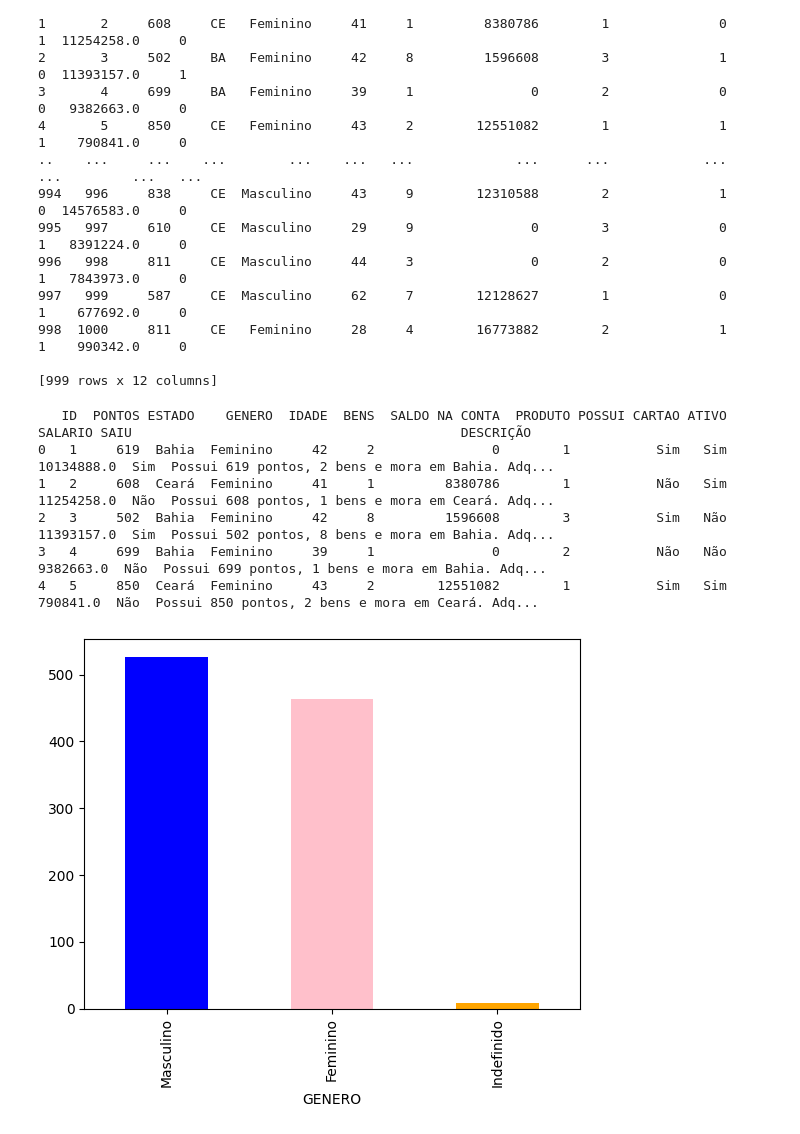
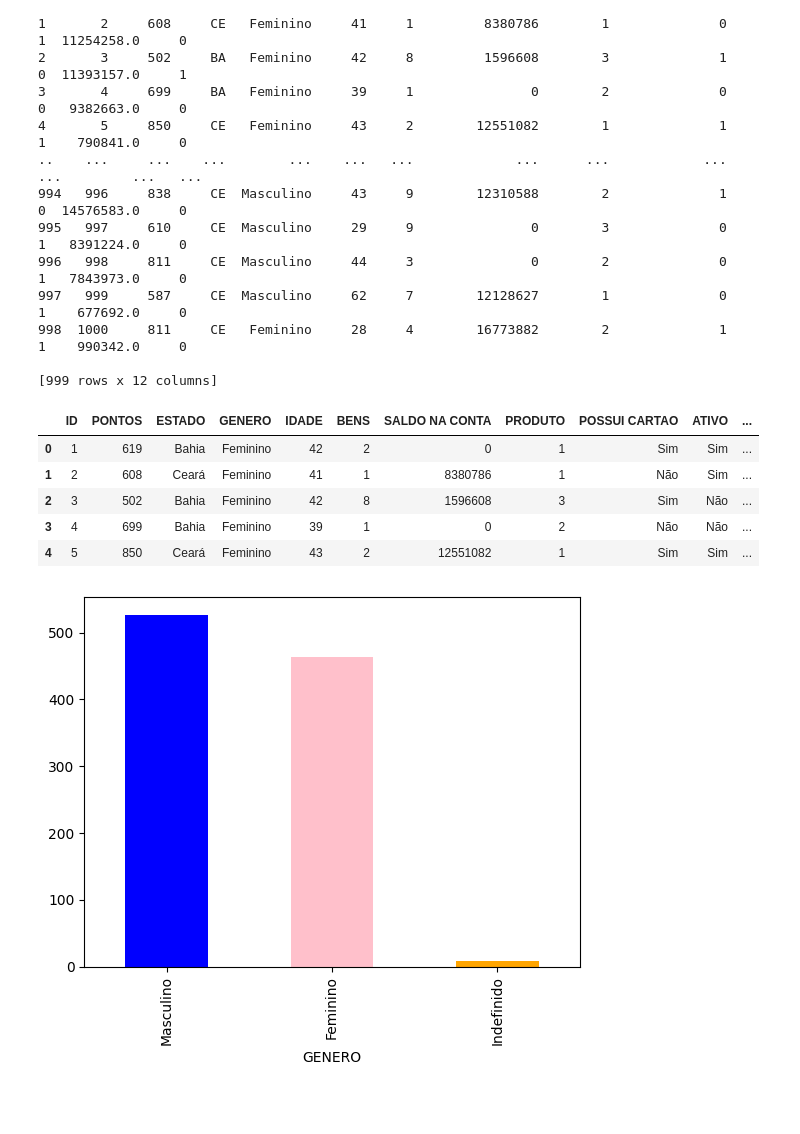
Before and after one commit to miihsoraya/Trilhas-Inova-5, a Jupyter notebook: 5_desafio_inova.ipynb, the cells around one changed output. Saved outputs shown, nothing was run; the diff lists cells and outputs as text; code cells hidden in the pictures; blank space fills up the shorter version.

```diff
--- a/5_desafio_inova.ipynb
+++ b/5_desafio_inova.ipynb
@@ -17,7 +17,7 @@ import seaborn as sns
 # %%
 arquivo = 'Planilha do desafio 5 - Ciência de dados.xlsx'
 
-pd.set_option('display.max_columns',15)  # Exibir todas as colunas
+pd.set_option('display.max_columns',25)  # Exibir todas as colunas
 pd.set_option('display.width', 1000)
 banco_nordeste = pd.read_excel(arquivo)
 
@@ -59,15 +59,15 @@ banco_nordeste['ESTADO'].replace(estado, inplace=True) #Substituir as siglas dos
 # %%
 # Criando uma coluna Descrição
 banco_nordeste['DESCRIÇÃO'] = banco_nordeste.apply(lambda row: f"Possui {row['PONTOS']} pontos, {row['BENS']} bens e mora em {row['ESTADO']}. Adquiriu {row['PRODUTO']} produtos. Usuário {'Ativo' if row['ATIVO'] == 'Sim' else 'Não está ativo'}.", axis=1)
-# %%
-print(banco_nordeste.head())
-# %% [output]
-   ID  PONTOS ESTADO    GENERO  IDADE  BENS  SALDO NA CONTA  PRODUTO POSSUI CARTAO ATIVO     SALARIO SAIU                                          DESCRIÇÃO
-0   1     619  Bahia  Feminino     42     2               0        1           Sim   Sim  10134888.0  Sim  Possui 619 pontos, 2 bens e mora em Bahia. Adq...
-1   2     608  Ceará  Feminino     41     1         8380786        1           Não   Sim  11254258.0  Não  Possui 608 pontos, 1 bens e mora em Ceará. Adq...
-2   3     502  Bahia  Feminino     42     8         1596608        3           Sim   Não  11393157.0  Sim  Possui 502 pontos, 8 bens e mora em Bahia. Adq...
-3   4     699  Bahia  Feminino     39     1               0        2           Não   Não   9382663.0  Não  Possui 699 pontos, 1 bens e mora em Bahia. Adq...
-4   5     850  Ceará  Feminino     43     2        12551082        1           Sim   Sim    790841.0  Não  Possui 850 pontos, 2 bens e mora em Ceará. Adq...
+# %%
+banco_nordeste.head()
+# %% [output]
+|  | ID | PONTOS | ESTADO | GENERO | IDADE | BENS | SALDO NA CONTA | PRODUTO | POSSUI CARTAO | ATIVO | ... |
+| 0 | 1 | 619 | Bahia | Feminino | 42 | 2 | 0 | 1 | Sim | Sim | ... |
+| 1 | 2 | 608 | Ceará | Feminino | 41 | 1 | 8380786 | 1 | Não | Sim | ... |
+| 2 | 3 | 502 | Bahia | Feminino | 42 | 8 | 1596608 | 3 | Sim | Não | ... |
+| 3 | 4 | 699 | Bahia | Feminino | 39 | 1 | 0 | 2 | Não | Não | ... |
+| 4 | 5 | 850 | Ceará | Feminino | 43 | 2 | 12551082 | 1 | Sim | Sim | ... |
 # %%
 #### Análise das frequencias qualitativas
 
```
Also changed, not shown: parts of 10 cells of this notebook.
